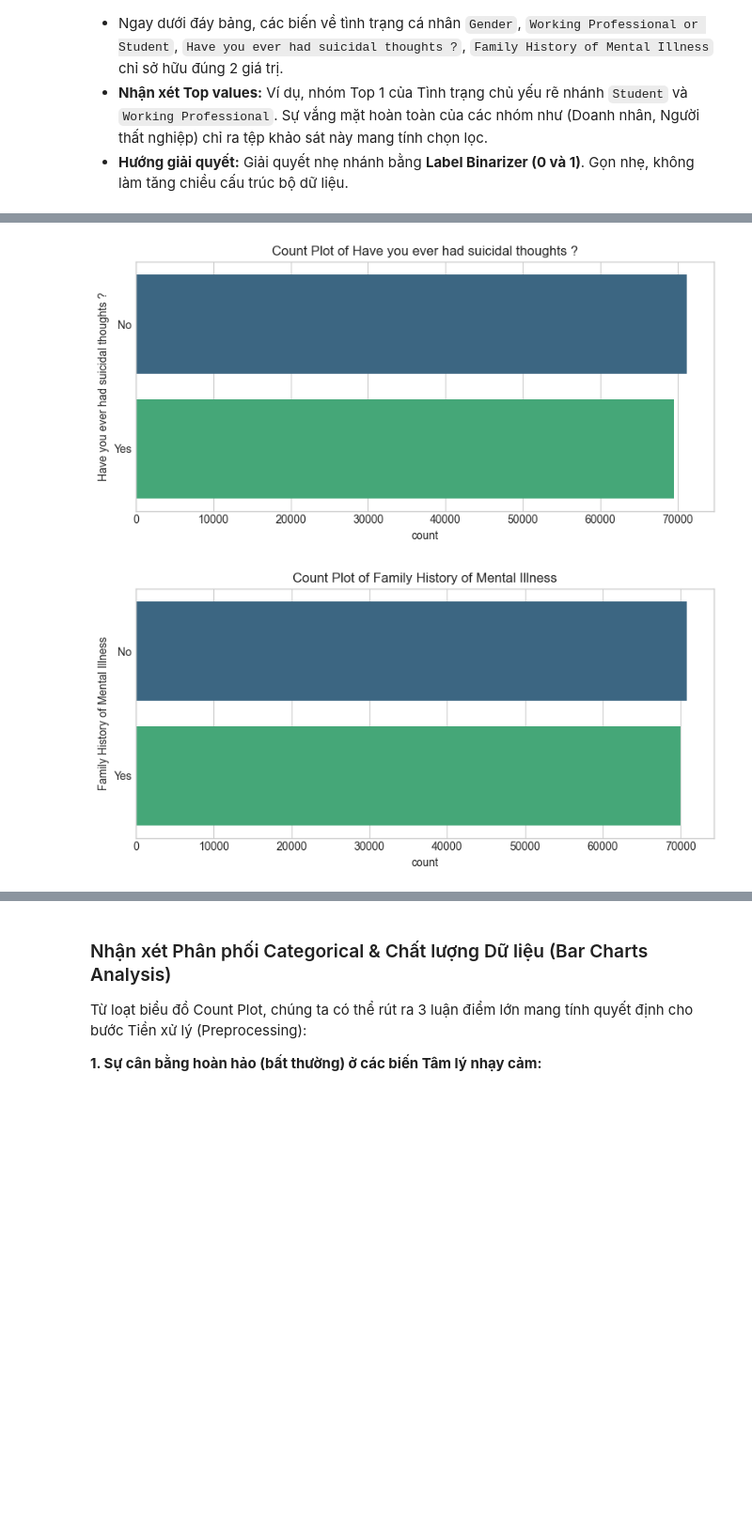
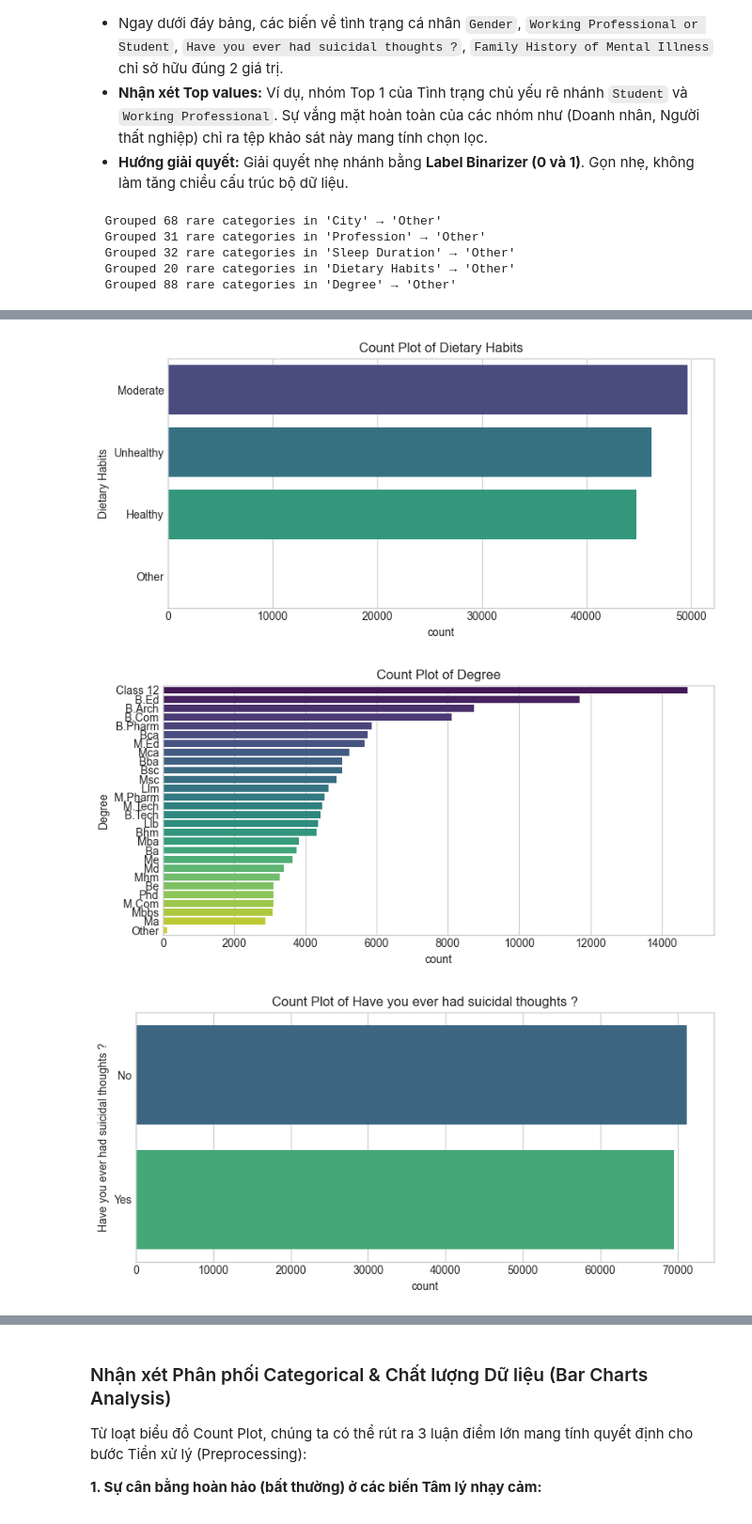
Before and after one commit to s4lt1f0l/Exploring-Mental-Health-Data, a Jupyter notebook: notebooks/01_eda.ipynb, the cells around one changed output, grey strips where cells are left out. Shown at 94% size. Drawn from its saved outputs; the diff is of its cells as text; code cells hidden in the pictures; blank space fills up the shorter version.

Commit message:
fix: reorder cell execution counts and remove redundant plot display in 01_eda.ipynb

```diff
--- a/notebooks/01_eda.ipynb
+++ b/notebooks/01_eda.ipynb
@@ -434,14 +433,35 @@ Dựa trên bảng đếm số lượng phần tử độc nhất (Unique Elemen
 - **Nhận xét Top values:** Ví dụ, nhóm Top 1 của Tình trạng chủ yếu rẽ nhánh `Student` và `Working Professional`. Sự vắng mặt hoàn toàn của các nhóm như (Doanh nhân, Người thất nghiệp) chỉ ra tệp khảo sát này mang tính chọn lọc.
 - **Hướng giải quyết:** Giải quyết nhẹ nhánh bằng **Label Binarizer (0 và 1)**. Gọn nhẹ, không làm tăng chiều cấu trúc bộ dữ liệu.
 # %%
-# Bar Chart
+# Bar Chart — CHẠY CLEAN TRƯỚC, sau đó mới vẽ
+# Chạy fix_rare_categories cho tất cả categorical columns
+def fix_rare_categories(df, column, threshold=0.01):
+    df[column] = df[column].str.strip().str.title()
+    freqs = df[column].value_counts(normalize=True)
+    rare_cats = freqs[freqs < threshold].index
+    if len(rare_cats) > 0:
+        print(f"  Grouped {len(rare_cats)} rare categories in '{column}' → 'Other'")
+        df[column] = df[column].replace(rare_cats, 'Other')
+    return df
+
+# Áp dụng cleaning vào df_clean (chỉ 1 lần, trước tất cả các plot)
 for col in cat_cols:
-    if df_clean[col].nunique() <= 30: # Limit vẽ chart
+    if col != target_col:
+        df_clean = fix_rare_categories(df_clean, col)
+
+# VẼ countplot — sau khi đã clean
+for col in cat_cols:
+    if col != target_col and df_clean[col].nunique() <= 30:
         plt.figure(figsize=(8, 4))
         sns.countplot(y=col, data=df_clean, order=df_clean[col].value_counts().index, palette='viridis')
         plt.title(f'Count Plot of {col}')
         plt.tight_layout()
         plt.show()
 # %% [output]
+  Grouped 68 rare categories in 'City' → 'Other'
+  Grouped 31 rare categories in 'Profession' → 'Other'
+  Grouped 32 rare categories in 'Sleep Duration' → 'Other'
+  Grouped 20 rare categories in 'Dietary Habits' → 'Other'
+  Grouped 88 rare categories in 'Degree' → 'Other'
 [figure]
 [figure]
@@ -449,2 +469,3 @@ for col in cat_cols:
-[figure, old version]
+[figure, new version]
-[figure, old version]
+[figure, new version]
+[figure, added]
```
Also changed, not shown: parts of 8 cells of this notebook.
